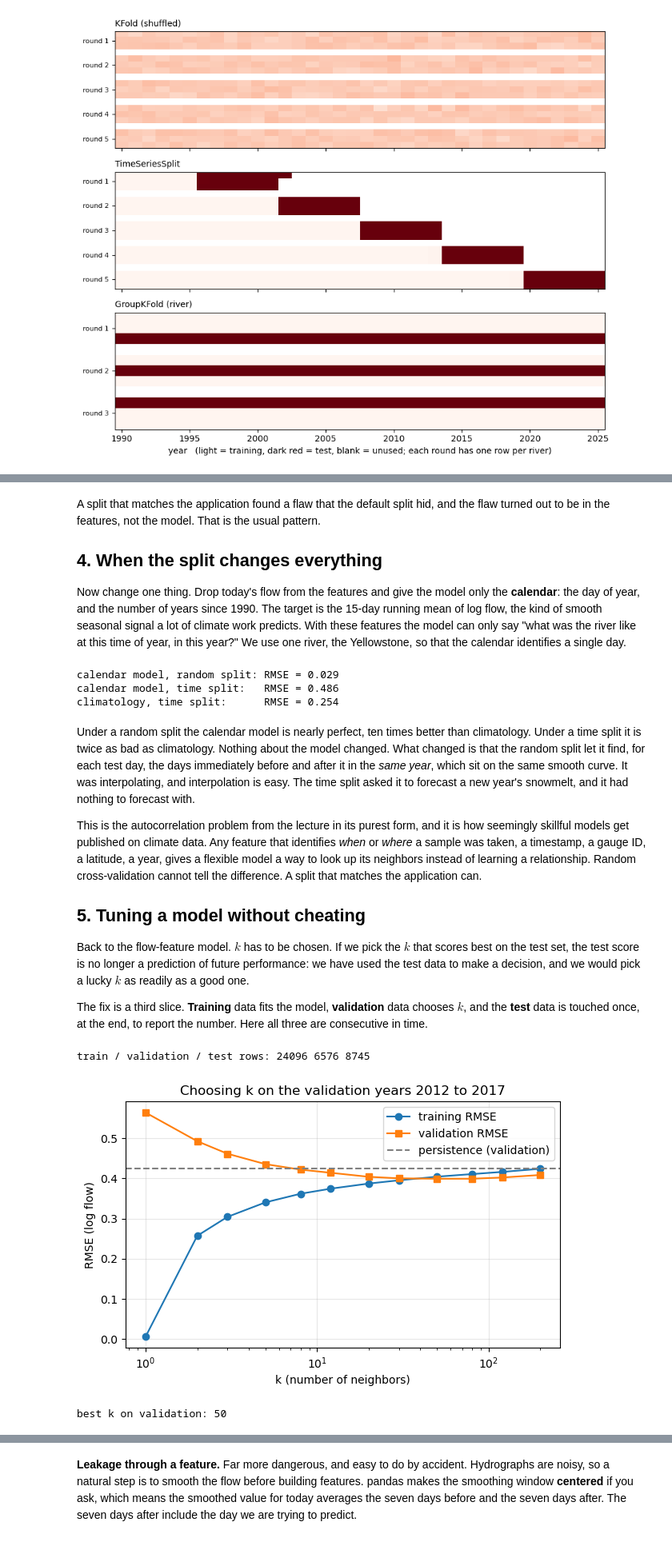
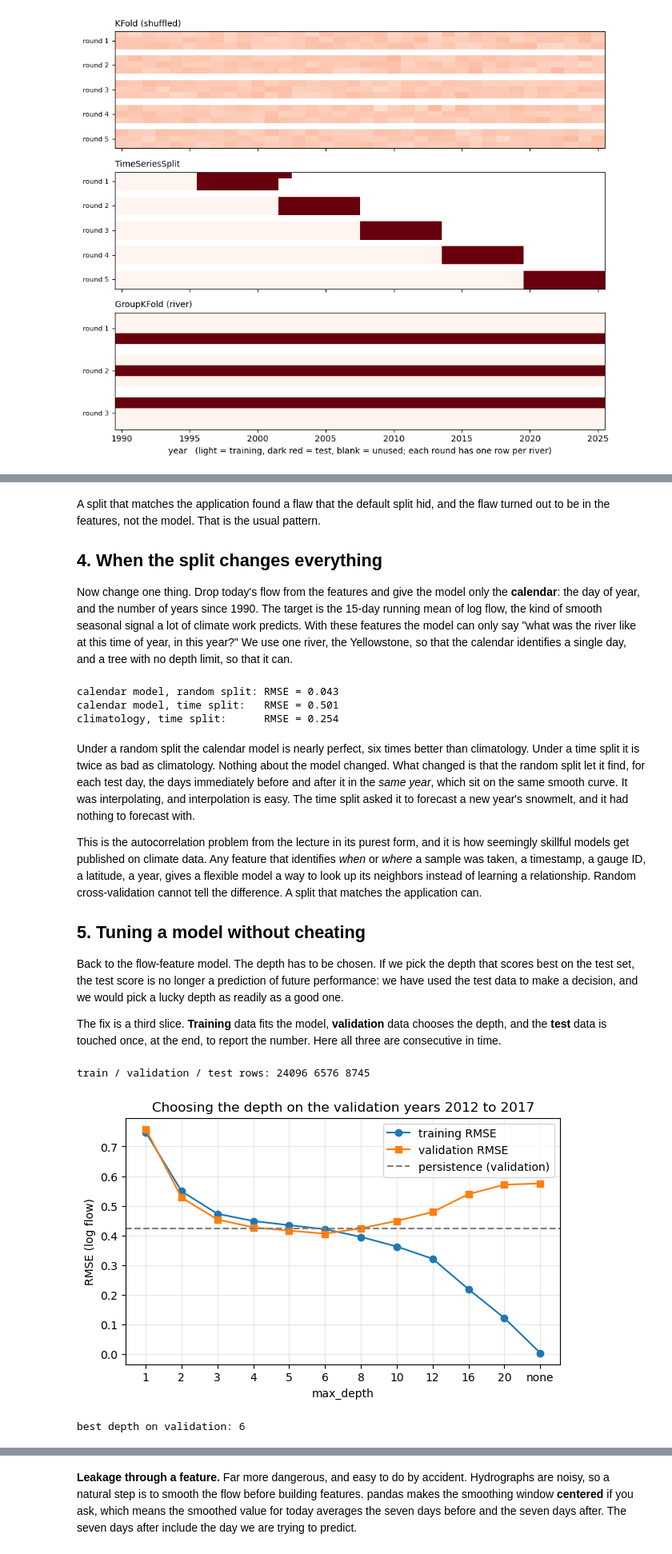
Before and after one commit to dmw2166/ML4Climate2026, a Jupyter notebook: tutorials/week06-validation-tutorial.ipynb, the cells around one changed output, grey strips where cells are left out. Shown at 80% size. Saved outputs shown, nothing was run; the diff lists cells and outputs as text; code cells hidden in the pictures.

```diff
--- a/tutorials/week06-validation-tutorial.ipynb
+++ b/tutorials/week06-validation-tutorial.ipynb
@@ -121,17 +121,15 @@ print("rows:", len(q), "| features:", features)
 # %% [output]
 rows: 39417 | features: ['logq', 'dlogq_3d', 'doy_sin', 'doy_cos']
 # %%
-from sklearn.neighbors import KNeighborsRegressor
-from sklearn.pipeline import make_pipeline
-from sklearn.preprocessing import StandardScaler
+from sklearn.tree import DecisionTreeRegressor
 from sklearn.metrics import mean_squared_error
 
 def rmse(a, b):
     return np.sqrt(mean_squared_error(a, b))
 
-def knn(k):
-    # Scaling goes inside the pipeline, so it is always fitted on training data only.
-    return make_pipeline(StandardScaler(), KNeighborsRegressor(n_neighbors=k))
+def tree(depth):
+    # A fresh tree each call; max_depth=None means grow until every leaf is pure.
+    return DecisionTreeRegressor(max_depth=depth, random_state=0)
 
 print(f"persistence RMSE over all rows: {rmse(y, q['logq'].values):.3f} (log flow)")
 # %% [output]
@@ -277,7 +275,8 @@ Now change one thing. Drop today's flow from the features and give the model onl
 **calendar**: the day of year, and the number of years since 1990. The target is the 15-day
 running mean of log flow, the kind of smooth seasonal signal a lot of climate work predicts.
 With these features the model can only say "what was the river like at this time of year, in
-this year?" We use one river, the Yellowstone, so that the calendar identifies a single day.
+this year?" We use one river, the Yellowstone, so that the calendar identifies a single day,
+and a tree with no depth limit, so that it can.
 # %%
 ys = q[q["river"] == "Yellowstone"].copy()
 ys["logq_smooth"] = ys["logq"].rolling(15, center=True).mean()
@@ -289,9 +288,9 @@ yc = ys["logq_smooth"].values
 before_c = (ys["date"] < "2018-01-01").values
 
 Xtr, Xte, ytr, yte = train_test_split(Xc, yc, test_size=0.2, random_state=0)
-print(f"calendar model, random split: RMSE = {rmse(yte, knn(1).fit(Xtr, ytr).predict(Xte)):.3f}")
+print(f"calendar model, random split: RMSE = {rmse(yte, tree(None).fit(Xtr, ytr).predict(Xte)):.3f}")
 
-m = knn(1).fit(Xc[before_c], yc[before_c])
+m = tree(None).fit(Xc[before_c], yc[before_c])
 print(f"calendar model, time split:   RMSE = {rmse(yc[~before_c], m.predict(Xc[~before_c])):.3f}")
 
 # Climatology for the same target: mean by day of year over the training years.
@@ -299,11 +298,11 @@ clim = ys[before_c].groupby(ys[before_c]["date"].dt.dayofyear)["logq_smooth"].me
 clim_pred = clim.reindex(ys[~before_c]["date"].dt.dayofyear).values
 print(f"climatology, time split:      RMSE = {rmse(yc[~before_c], clim_pred):.3f}")
 # %% [output]
-calendar model, random split: RMSE = 0.029
-calendar model, time split:   RMSE = 0.486
+calendar model, random split: RMSE = 0.043
+calendar model, time split:   RMSE = 0.501
 climatology, time split:      RMSE = 0.254
 # %% [markdown]
-Under a random split the calendar model is nearly perfect, ten times better than climatology.
+Under a random split the calendar model is nearly perfect, six times better than climatology.
 Under a time split it is twice as bad as climatology. Nothing about the model changed. What
 changed is that the random split let it find, for each test day, the days immediately before
 and after it in the *same year*, which sit on the same smooth curve. It was interpolating, and
@@ -318,42 +317,43 @@ cross-validation cannot tell the difference. A split that matches the applicatio
 
 ## 5. Tuning a model without cheating
 
-Back to the flow-feature model. $k$ has to be chosen. If we pick the $k$ that scores best on
-the test set, the test score is no longer a prediction of future performance: we have used
-the test data to make a decision, and we would pick a lucky $k$ as readily as a good one.
+Back to the flow-feature model. The depth has to be chosen. If we pick the depth that scores
+best on the test set, the test score is no longer a prediction of future performance: we have
+used the test data to make a decision, and we would pick a lucky depth as readily as a good
+one.
 
-The fix is a third slice. **Training** data fits the model, **validation** data chooses $k$,
-and the **test** data is touched once, at the end, to report the number. Here all three are
-consecutive in time.
+The fix is a third slice. **Training** data fits the model, **validation** data chooses the
+depth, and the **test** data is touched once, at the end, to report the number. Here all
+three are consecutive in time.
 # %%
 dates = q["date"].values[order]
 train = dates < np.datetime64("2012-01-01")
 valid = (dates >= np.datetime64("2012-01-01")) & (dates < np.datetime64("2018-01-01"))
 test  = dates >= np.datetime64("2018-01-01")
 print("train / validation / test rows:", train.sum(), valid.sum(), test.sum())
 
-ks = [1, 2, 3, 5, 8, 12, 20, 30, 50, 80, 120, 200]
+depths = [1, 2, 3, 4, 5, 6, 8, 10, 12, 16, 20, None]      # None: no limit
 train_err, valid_err = [], []
-for k in ks:
-    m = knn(k).fit(Xo[train], yo[train])
+for d in depths:
+    m = tree(d).fit(Xo[train], yo[train])
     train_err.append(rmse(yo[train], m.predict(Xo[train])))
     valid_err.append(rmse(yo[valid], m.predict(Xo[valid])))
 
+labels = [str(d) if d is not None else "none" for d in depths]
 fig, ax = plt.subplots(figsize=(7, 4))
-ax.plot(ks, train_err, "o-", label="training RMSE")
-ax.plot(ks, valid_err, "s-", label="validation RMSE")
+ax.plot(labels, train_err, "o-", label="training RMSE")
+ax.plot(labels, valid_err, "s-", label="validation RMSE")
 ax.axhline(rmse(yo[valid], Xo[valid][:, 0]), color="gray", ls="--", label="persistence (validation)")
-ax.set_xscale("log")
-ax.set_xlabel("k (number of neighbors)")
+ax.set_xlabel("max_depth")
 ax.set_ylabel("RMSE (log flow)")
-ax.set_title("Choosing k on the validation years 2012 to 2017")
+ax.set_title("Choosing the depth on the validation years 2012 to 2017")
 ax.legend()
 ax.grid(alpha=0.3)
 plt.show()
 
-best_k = ks[int(np.argmin(valid_err))]
-print("best k on validation:", best_k)
+best_depth = depths[int(np.argmin(valid_err))]
+print("best depth on validation:", best_depth)
 # %% [output]
 train / validation / test rows: 24096 6576 8745
-[figure, old version]
+[figure, new version]
-best k on validation: 50
+best depth on validation: 6
```
Also changed, not shown: parts of 19 cells of this notebook, 1 other file.
